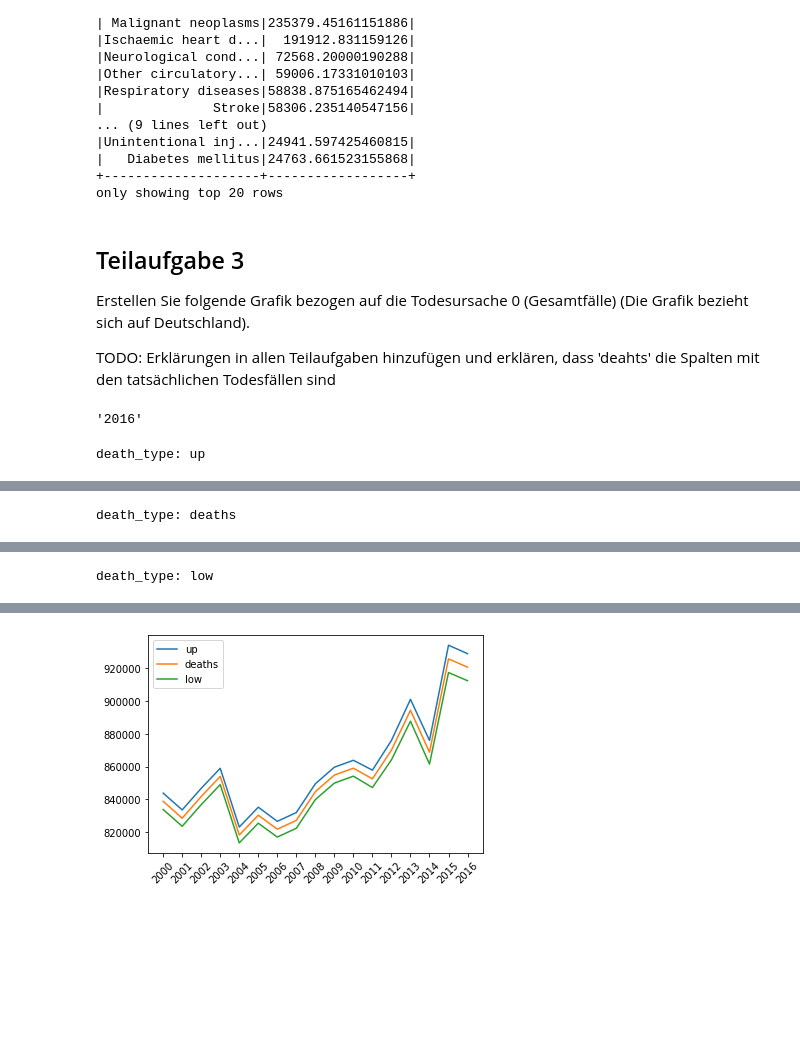
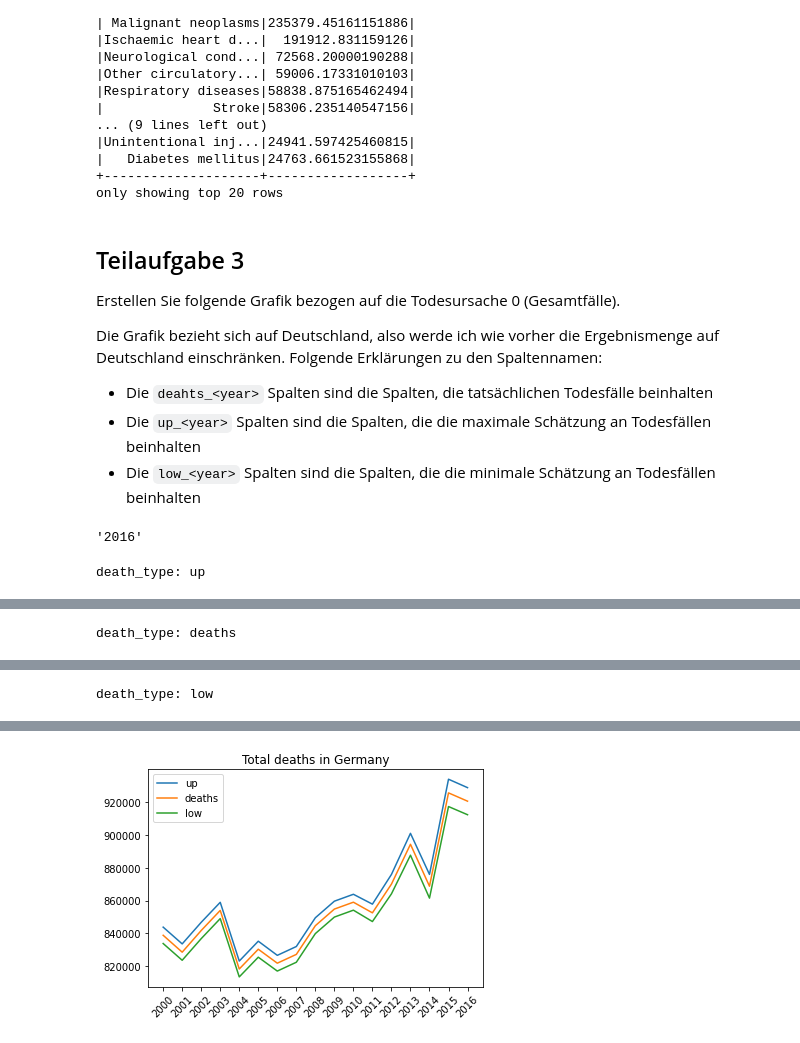
Before and after one commit to kevinsuedmersen/hadoop-sandbox, a Jupyter notebook: jupyter-spark/work/assignments/uebung_29_pyspark.ipynb, the cells around one changed output, grey strips where cells are left out. Saved outputs shown, nothing was run; the diff lists cells and outputs as text; code cells hidden in the pictures; blank space fills up the shorter version.

Commit message:
added more explanations to teilaufgabe 3

```diff
--- a/jupyter-spark/work/assignments/uebung_29_pyspark.ipynb
+++ b/jupyter-spark/work/assignments/uebung_29_pyspark.ipynb
@@ -132,7 +155,11 @@ deaths.filter(deaths['country'] == 'DEU') \
 only showing top 20 rows
 # %% [markdown]
 ## Teilaufgabe 3
-Erstellen Sie folgende Grafik bezogen auf die Todesursache 0 (Gesamtfälle) (Die Grafik bezieht sich auf Deutschland).
+Erstellen Sie folgende Grafik bezogen auf die Todesursache 0 (Gesamtfälle).
 
-TODO: Erklärungen in allen Teilaufgaben hinzufügen und erklären, dass 'deahts' die Spalten mit den tatsächlichen Todesfällen sind
+Die Grafik bezieht sich auf Deutschland, also werde ich wie vorher die Ergebnismenge auf Deutschland einschränken. Folgende Erklärungen zu den Spaltennamen:
+
+- Die `deahts_<year>` Spalten sind die Spalten, die tatsächlichen Todesfälle beinhalten
+- Die `up_<year>` Spalten sind die Spalten, die die maximale Schätzung an Todesfällen beinhalten
+- Die `low_<year>` Spalten sind die Spalten, die die minimale Schätzung an Todesfällen beinhalten
 # %%
@@ -148,38 +176,45 @@ extract_year('sum(up_2016)')
 # %% [output]
 '2016'
 # %%
-# Function that returns a dataframe with one row and one column per year
+# Create a function that returns a dataframe with one row and one column for every year
 def get_death_df(deaths, death_type):
     # Validate parameters
     if death_type not in ['up', 'low', 'deaths']:
-        raise ValueError('death_type must be one of "up", "low", or "death"')
+        raise ValueError('death_type must be one of "up", "low", or "deaths"')
+    print('death_type:', death_type)
 
     # Filter for the relevant rows
-    deaths_de_0 = deaths.filter(deaths['country'] == 'DEU') \
-        .filter(deaths['cause_no'] == 0)
+    deaths_de_0 = deaths.filter(deaths['country'] == 'DEU').filter(deaths['cause_no'] == 0)
 
-    # Create a dataframe with one row where the first column is cause_no and all the other columns
-    # contain the death data for each year
+    # Create a dataframe with one row where each column contains the death data
+    # for particular year
     cols = [col for col in deaths.columns if f'{death_type}_' in col]
     deaths_de_0 = deaths_de_0.groupBy('cause_no').sum(*cols).drop('cause_no', *cols)
+
+    # Make sure we have exactly one row per death cause, i.e. cause_no == 0
     assert deaths_de_0.count() == 1
+
+    # Now the data is small enough to convert it to a pandas dataframe
+    # (which is read into memory of the driver, i.e. this notebook)
     deaths_df = deaths_de_0.toPandas()
-    print('death_type:', death_type)
-    display(deaths_df.head())
 
-    # Rename all columns
+    # Rename all columns, so that each plot has the same x-axis later
     for col in deaths_df.columns:
         year = extract_year(col)
         if year:
             deaths_df = deaths_df.rename(columns={col: year})
 
+    # Print the dataframe just for debugging
+    display(deaths_df.head())
+
     return deaths_df
 # %%
-# Plot the upper estimated, actual and lower estimated deaths in one single plot
+# Plot the upper estimated (up), actual (deaths) and lower estimated (low) deaths in one single plot
 fig, ax = plt.subplots()
 for death_type in ['up', 'deaths', 'low']:
     death_df = get_death_df(deaths, death_type)
     ax.plot(death_df.columns, death_df.values.ravel(), label=death_type)
+plt.title('Total deaths in Germany')
 plt.xticks(rotation=45)
 plt.legend()
 plt.show()
@@ -196,4 +231,4 @@ death_type: low
-[figure, old version]
+[figure, new version]
 # %%
 # NEVER FORGET to stop the session
 spark.stop()
```
Also changed, not shown: parts of 12 cells of this notebook.
